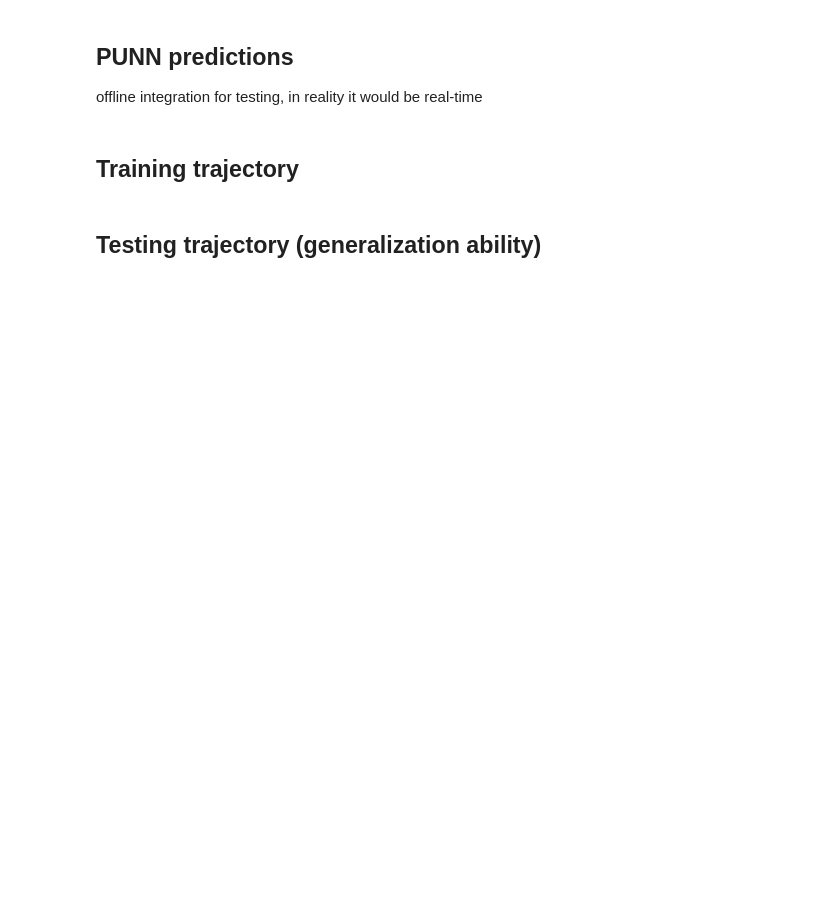
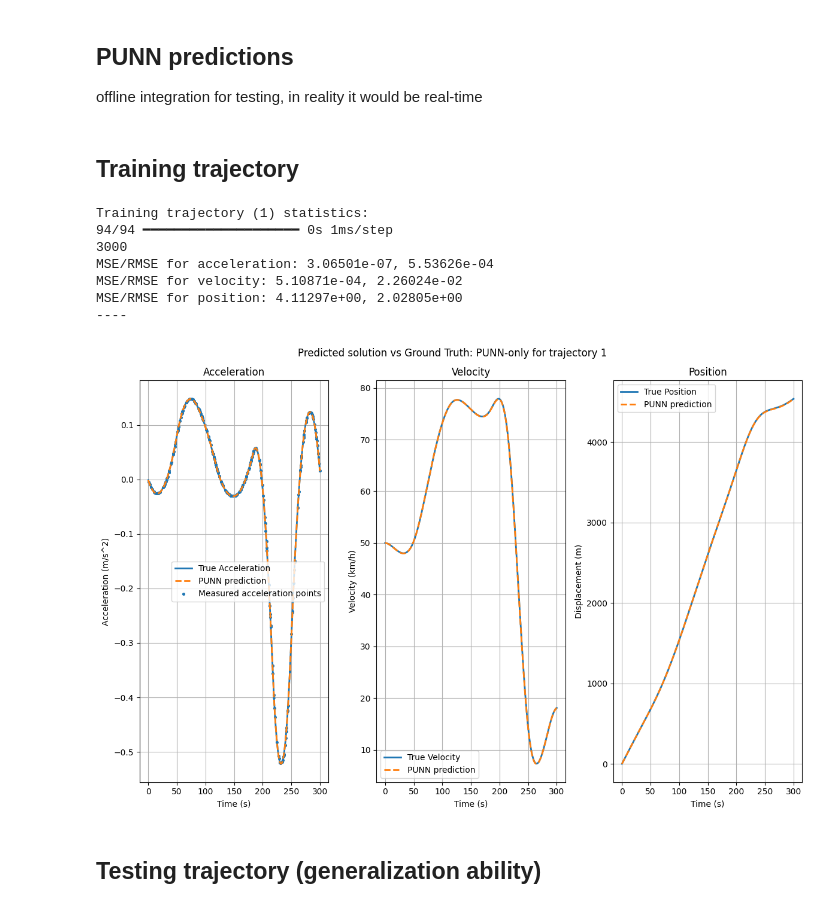
Before and after one commit to ZeArteaga/PINN-control-platooning, a Jupyter notebook: PINN.ipynb, the cells around one changed output. Saved outputs shown, nothing was run; the diff lists cells and outputs as text; code cells hidden in the pictures; blank space fills up the shorter version.

```diff
--- a/PINN.ipynb
+++ b/PINN.ipynb
@@ -440,15 +466,23 @@ offline integration for testing, in reality it would be real-time
 # %% [markdown]
 ## Training trajectory
 # %%
-true_data = df_train_traj[["a_true", "v_true_m", "x_true"]].to_numpy()
 punn_model = load_model("models/punn_model_forward.h5", compile=False)  # Load model just for prediction
 print("Training trajectory (" + str(train_id) + ") statistics: ")
-punn_train_traj_eval = evaluate_results(model=punn_model, X_norm=X_norm, true_data=true_data)
+punn_train_traj_eval = evaluate_results(model=punn_model, X_norm=X_norm, true_data=Y_train_traj)
 print("----")
-comparison_plot(t=t, true_data=true_data, meas_data=Y_mask,
+comparison_plot(t=t, true_data=Y_train_traj, meas_data=Y_mask,
     pred_data=[(punn_train_traj_eval, "PUNN prediction")],
     suptitle="Predicted solution vs Ground Truth: PUNN-only for trajectory " + str(train_id)
 )
+# %% [output]
+Training trajectory (1) statistics:
+94/94 ━━━━━━━━━━━━━━━━━━━━ 0s 1ms/step
+3000
+MSE/RMSE for acceleration: 3.06501e-07, 5.53626e-04
+MSE/RMSE for velocity: 5.10871e-04, 2.26024e-02
+MSE/RMSE for position: 4.11297e+00, 2.02805e+00
+----
+[figure, added]
 # %% [markdown]
 ## Testing trajectory (generalization ability)
 # %%
```
Also changed, not shown: parts of 10 cells of this notebook, 6 other files.
